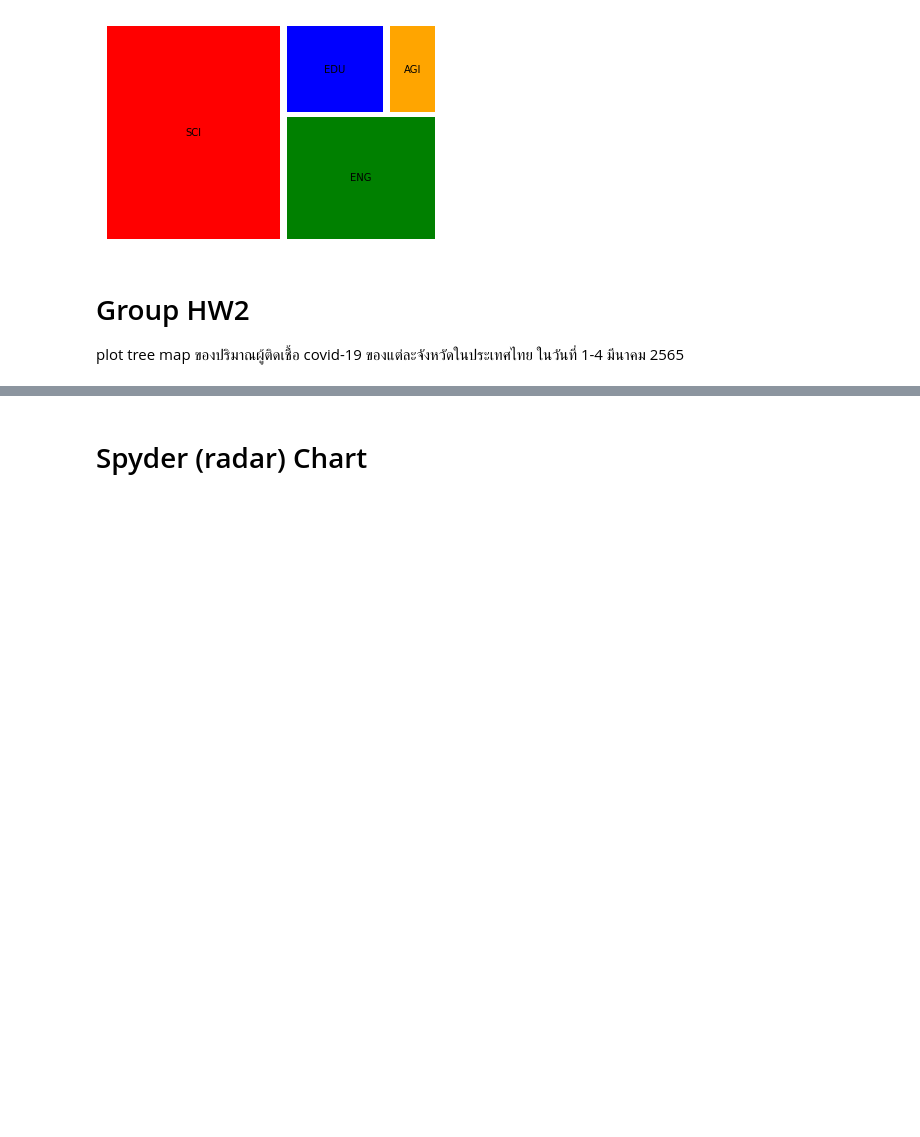
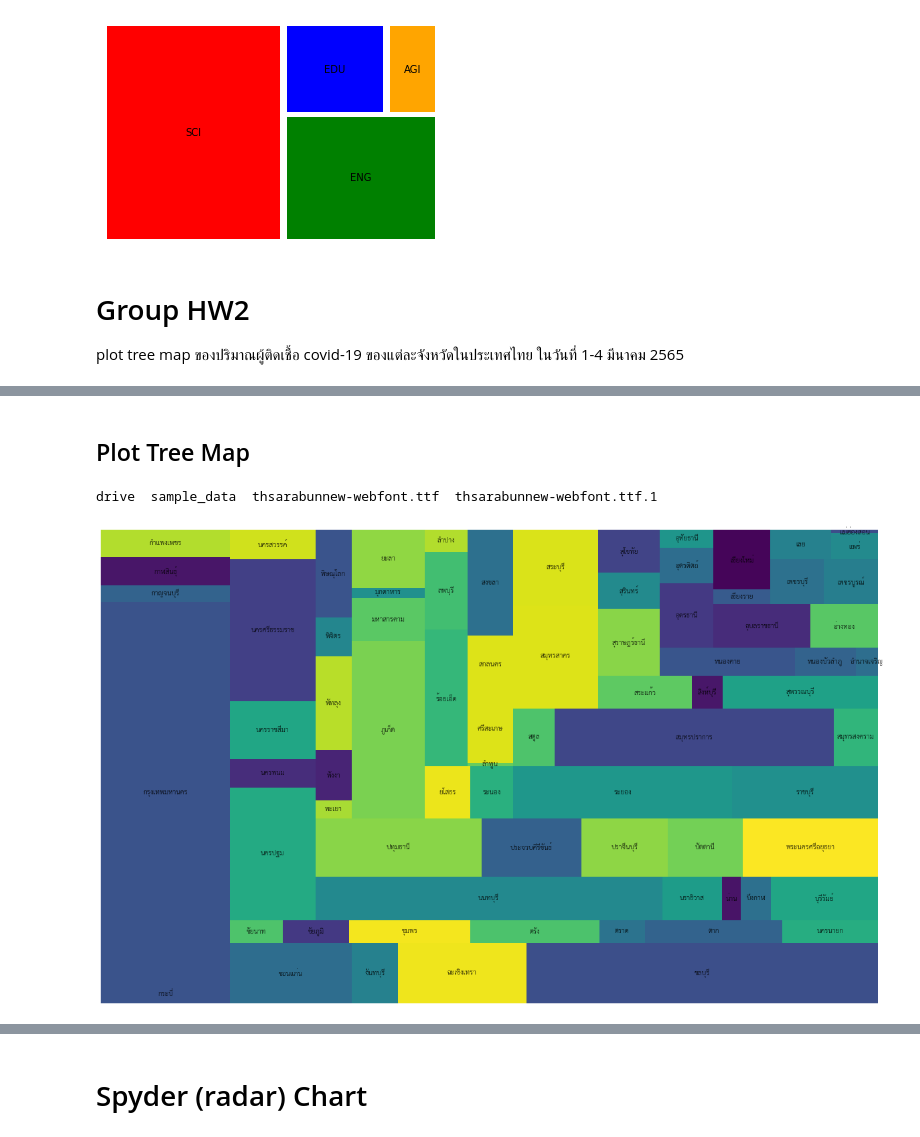
Before and after one commit to jittakorn-ch/data_viz_2022, a Jupyter notebook: DataViz04_Data_Comparison_(PCA).ipynb, the cells around one changed output, grey strips where cells are left out. Saved outputs shown, nothing was run; the diff lists cells and outputs as text; code cells hidden in the pictures; blank space fills up the shorter version.

Commit message:
HW group เสร็จแบบยังไม่ถูกใจ

```diff
--- a/DataViz04_Data_Comparison_(PCA).ipynb
+++ b/DataViz04_Data_Comparison_(PCA).ipynb
@@ -352,0 +408,3 @@ plot tree map ของปริมาณผู้ติดเชื้อ covid
+# %%
+new_data = covid_data[(covid_data['announce_date'] >= '2022-03-01') & (covid_data['announce_date'] < '2022-03-05')][['No.','announce_date','province_of_onset']]
+new_data    # ดึงมาเฉพาะวันที่ 2022-03-01 ถึง 2022-03-04 และตัดมาเฉพาะคอลัมน์ 'No.','announce_date','province_of_onset'
@@ -352,0 +439,3 @@ plot tree map ของปริมาณผู้ติดเชื้อ covid
+# %%
+data_drop = new_data.dropna()      # ค่าข้อมูลที่มี missing ออก   ซึ่งในที่นี้ คือ แถวที่ province_of_onset เป็นค่า NaN
+data_drop
@@ -352,0 +523,3 @@ plot tree map ของปริมาณผู้ติดเชื้อ covid
+# %%
+data_group = data_drop.groupby('province_of_onset').count().reset_index()
+data_group
@@ -352,0 +540,2 @@ plot tree map ของปริมาณผู้ติดเชื้อ covid
+# %% [markdown]
+## Plot Tree Map
@@ -352,0 +546,17 @@ plot tree map ของปริมาณผู้ติดเชื้อ covid
+# %%
+# font ภาษาไทย
+!wget -q https://github.com/Phonbopit/sarabun-webfont/raw/master/fonts/thsarabunnew-webfont.ttf
+!ls
+# !pip install -U --pre matplotlib
+import matplotlib as mpl
+mpl.font_manager.fontManager.addfont('thsarabunnew-webfont.ttf')
+mpl.rc('font', family='TH Sarabun New')
+# %% [output]
+drive  sample_data  thsarabunnew-webfont.ttf  thsarabunnew-webfont.ttf.1
+# %%
+plt.figure(figsize=(20.8,13))   # กำหนดขนาดกราฟ (ยาว,กว้าง)
+
+squarify.plot(data_group['No.'], label=data_group['province_of_onset'])
+plt.axis('off');    # ปิดแกน
+# %% [output]
+[figure, added]
```
Also changed, not shown: parts of 34 cells of this notebook.
